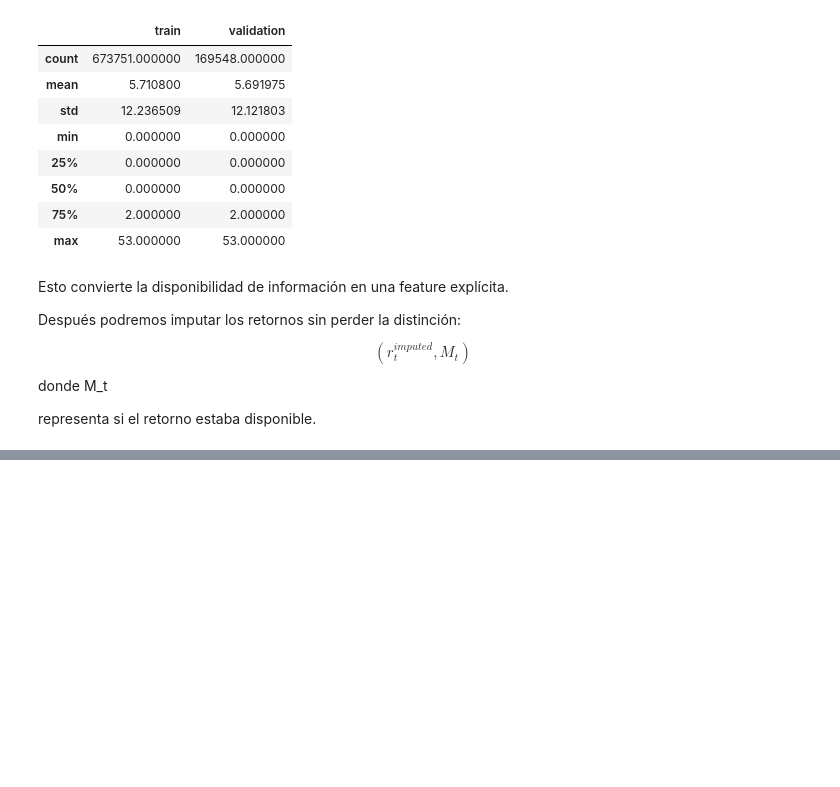
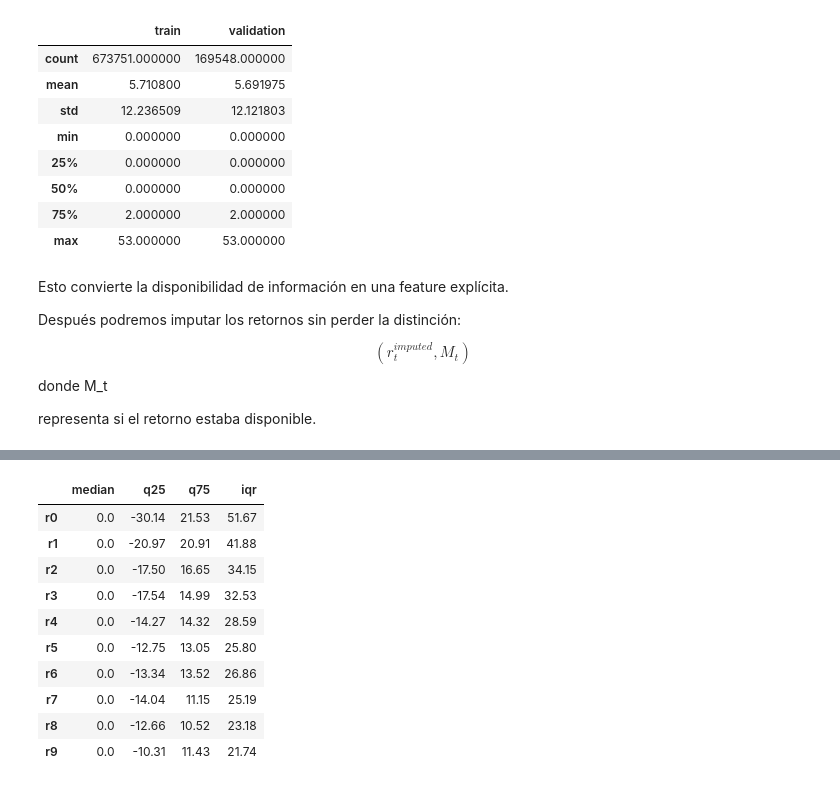
Before and after one commit to ADRIANVM117/data-science-portfolio, a Jupyter notebook: EXAMEN_DL_BOURBAKI/notebooks/02_validation_feature_engineering_and_baselines.ipynb, the cells around one changed output, grey strips where cells are left out. Drawn from its saved outputs; the diff is of its cells as text; code cells hidden in the pictures; blank space fills up the shorter version.

```diff
--- a/EXAMEN_DL_BOURBAKI/notebooks/02_validation_feature_engineering_and_baselines.ipynb
+++ b/EXAMEN_DL_BOURBAKI/notebooks/02_validation_feature_engineering_and_baselines.ipynb
@@ -424,0 +651,22 @@ train_return_values = train_return_values[~np.isnan(train_return_values)]
+# %%
+# 2.4 Transformación robusta por intervalo intradía
+robust_params = pd.DataFrame({
+    "median": X_train_raw[return_cols].median(),
+    "q25": X_train_raw[return_cols].quantile(0.25),
+    "q75": X_train_raw[return_cols].quantile(0.75),
+})
+
+robust_params["iqr"] = (robust_params["q75"] - robust_params["q25"])
+robust_params.head(10)
+# %% [output]
+|  | median | q25 | q75 | iqr |
+| r0 | 0.0 | -30.14 | 21.53 | 51.67 |
+| r1 | 0.0 | -20.97 | 20.91 | 41.88 |
+| r2 | 0.0 | -17.50 | 16.65 | 34.15 |
+| r3 | 0.0 | -17.54 | 14.99 | 32.53 |
+| r4 | 0.0 | -14.27 | 14.32 | 28.59 |
+| r5 | 0.0 | -12.75 | 13.05 | 25.80 |
+| r6 | 0.0 | -13.34 | 13.52 | 26.86 |
+| r7 | 0.0 | -14.04 | 11.15 | 25.19 |
+| r8 | 0.0 | -12.66 | 10.52 | 23.18 |
+| r9 | 0.0 | -10.31 | 11.43 | 21.74 |
```
Also changed, not shown: parts of 20 cells of this notebook.
